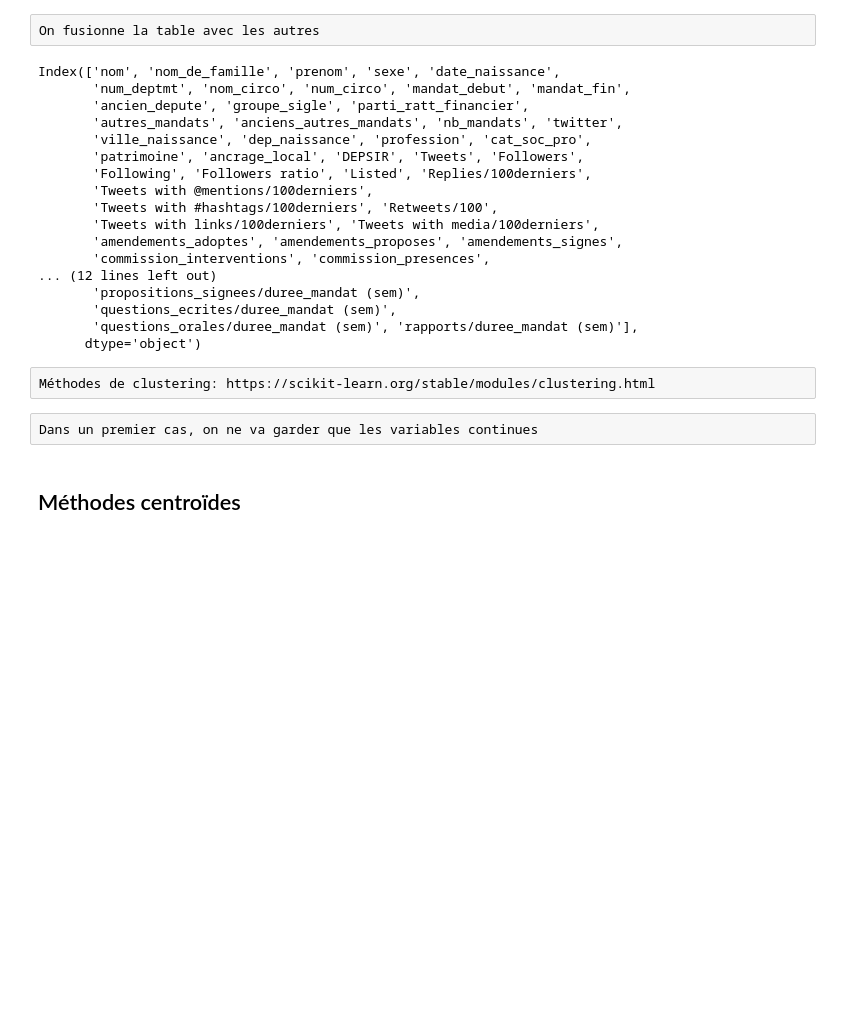
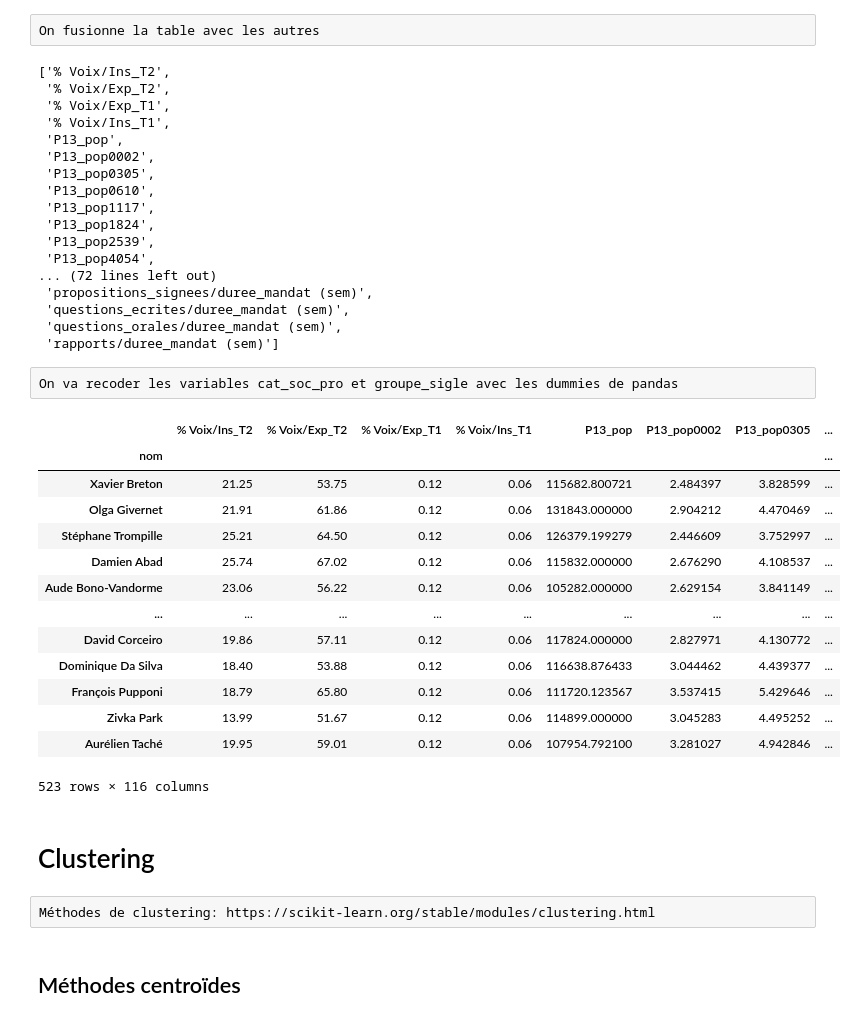
Before and after one commit to p-contamin/Prediction-de-l-activite-des-deputes-francais, a Jupyter notebook: 3. Modélisation/Clustering.ipynb, the cells around one changed output. Cells and saved outputs as stored; diff of their text form; code cells hidden in the pictures; blank space fills up the shorter version.

```diff
--- a/3. Modélisation/Clustering.ipynb
+++ b/3. Modélisation/Clustering.ipynb
@@ -11,8 +11,8 @@ from scipy.cluster.hierarchy import dendrogram, linkage,fcluster
 caract_circo=pd.read_csv("C:/Users/Paul/Documents/GitHub/projetpython/1. Rassemblement des données/basefinale.csv",";")
 caract_deputes=pd.read_csv("C:/Users/Paul/Documents/GitHub/projetpython/1. Rassemblement des données/caract_deputes.csv",";")
 participation_deputes=pd.read_csv("C:/Users/Paul/Documents/GitHub/projetpython/1. Rassemblement des données/participation.csv",";")
-twitter_deputes=pd.read_csv("C:/Users/Paul/Documents/GitHub/proj
-                            etpython/1. Rassemblement des données/stats_twitter.csv",";")
+twitter_deputes=pd.read_csv("C:/Users/Paul/Documents/GitHub/projetpython/1. Rassemblement des données/stats_twitter.csv",";")
+basefinale=pd.read_csv("C:/Users/Paul/Documents/GitHub/projetpython/1. Rassemblement des données/basefinale.csv",";")
 # %% [raw]
 On aggrège les données de participation de chaque député sur tout son mandat
 # %%
@@ -47,22 +48,29 @@ for name in ['semaines_presence','amendements_adoptes', 'amendements_proposes',
     new_name=name+"/duree_mandat (sem)"
     tab_final[new_name]=tab_final[name]/tab_final['duree_mandat (sem)']
 # %%
-tab_final.columns
+tab_final=tab_final.drop(columns=['Unnamed: 0','Code du département', 'Code de la circonscription', 'Inscrits_T2',
+       'Abstentions_T2', 'Blancs_T2','Nuls_T2', 'Nom', 'Prénom', 'Nuance_T2', 'Voix_T2','Inscrits_T1', 'Abstentions_T1', 'Blancs_T1',
+       'Nuls_T1', 'Nuance_T1', 'Voix_T1','DEPSIR','nom_de_famille','prenom', 'amendements_adoptes','amendements_proposes','amendements_signes','commission_interventions','commission_presences','hemicycle_interventions','hemicycle_interventions_courtes','propositions_ecrites','propositions_signees','questions_ecrites','questions_orales',
+                                  'rapports','parti_ratt_financier','autres_mandats','anciens_autres_mandats','Followers ratio','num_deptmt','nom_circo','num_circo','mandat_debut','mandat_fin','date_naissance','twitter',
+ 'ville_naissance','dep_naissance','profession','patrimoine'])
+tab_final.columns.to_list()
 # %% [output]
-Index(['nom', 'nom_de_famille', 'prenom', 'sexe', 'date_naissance',
-       'num_deptmt', 'nom_circo', 'num_circo', 'mandat_debut', 'mandat_fin',
-       'ancien_depute', 'groupe_sigle', 'parti_ratt_financier',
-       'autres_mandats', 'anciens_autres_mandats', 'nb_mandats', 'twitter',
-       'ville_naissance', 'dep_naissance', 'profession', 'cat_soc_pro',
-       'patrimoine', 'ancrage_local', 'DEPSIR', 'Tweets', 'Followers',
-       'Following', 'Followers ratio', 'Listed', 'Replies/100derniers',
-       'Tweets with @mentions/100derniers',
-       'Tweets with #hashtags/100derniers', 'Retweets/100',
-       'Tweets with links/100derniers', 'Tweets with media/100derniers',
-       'amendements_adoptes', 'amendements_proposes', 'amendements_signes',
-       'commission_interventions', 'commission_presences',
-... (12 lines left out)
-       'propositions_signees/duree_mandat (sem)',
-       'questions_ecrites/duree_mandat (sem)',
-       'questions_orales/duree_mandat (sem)', 'rapports/duree_mandat (sem)'],
-      dtype='object')
+['% Voix/Ins_T2',
+ '% Voix/Exp_T2',
+ '% Voix/Exp_T1',
+ '% Voix/Ins_T1',
+ 'P13_pop',
+ 'P13_pop0002',
+ 'P13_pop0305',
+ 'P13_pop0610',
+ 'P13_pop1117',
+ 'P13_pop1824',
+ 'P13_pop2539',
+ 'P13_pop4054',
+... (72 lines left out)
+ 'propositions_signees/duree_mandat (sem)',
+ 'questions_ecrites/duree_mandat (sem)',
+ 'questions_orales/duree_mandat (sem)',
+ 'rapports/duree_mandat (sem)']
+# %% [raw]
+On va recoder les variables cat_soc_pro et groupe_sigle avec les dummies de pandas
@@ -69,7 +82,24 @@ Index(['nom', 'nom_de_famille', 'prenom', 'sexe', 'date_naissance',
+# %%
+tab_final
+# %% [output]
+|  | % Voix/Ins_T2 | % Voix/Exp_T2 | % Voix/Exp_T1 | % Voix/Ins_T1 | P13_pop | P13_pop0002 | P13_pop0305 | ... |
+| nom |  |  |  |  |  |  |  | ... |
+| Xavier Breton | 21.25 | 53.75 | 0.12 | 0.06 | 115682.800721 | 2.484397 | 3.828599 | ... |
+| Olga Givernet | 21.91 | 61.86 | 0.12 | 0.06 | 131843.000000 | 2.904212 | 4.470469 | ... |
+| Stéphane Trompille | 25.21 | 64.50 | 0.12 | 0.06 | 126379.199279 | 2.446609 | 3.752997 | ... |
+| Damien Abad | 25.74 | 67.02 | 0.12 | 0.06 | 115832.000000 | 2.676290 | 4.108537 | ... |
+| Aude Bono-Vandorme | 23.06 | 56.22 | 0.12 | 0.06 | 105282.000000 | 2.629154 | 3.841149 | ... |
+| ... | ... | ... | ... | ... | ... | ... | ... | ... |
+| David Corceiro | 19.86 | 57.11 | 0.12 | 0.06 | 117824.000000 | 2.827971 | 4.130772 | ... |
+| Dominique Da Silva | 18.40 | 53.88 | 0.12 | 0.06 | 116638.876433 | 3.044462 | 4.439377 | ... |
+| François Pupponi | 18.79 | 65.80 | 0.12 | 0.06 | 111720.123567 | 3.537415 | 5.429646 | ... |
+| Zivka Park | 13.99 | 51.67 | 0.12 | 0.06 | 114899.000000 | 3.045283 | 4.495252 | ... |
+| Aurélien Taché | 19.95 | 59.01 | 0.12 | 0.06 | 107954.792100 | 3.281027 | 4.942846 | ... |
+523 rows × 116 columns
+# %% [markdown]
+# Clustering
 # %% [raw]
 Méthodes de clustering: https://scikit-learn.org/stable/modules/clustering.html
-# %% [raw]
-Dans un premier cas, on ne va garder que les variables continues
 # %% [markdown]
 ## Méthodes centroïdes
 # %% [raw]
```
Also changed, not shown: parts of 9 cells of this notebook, 2 other files.
